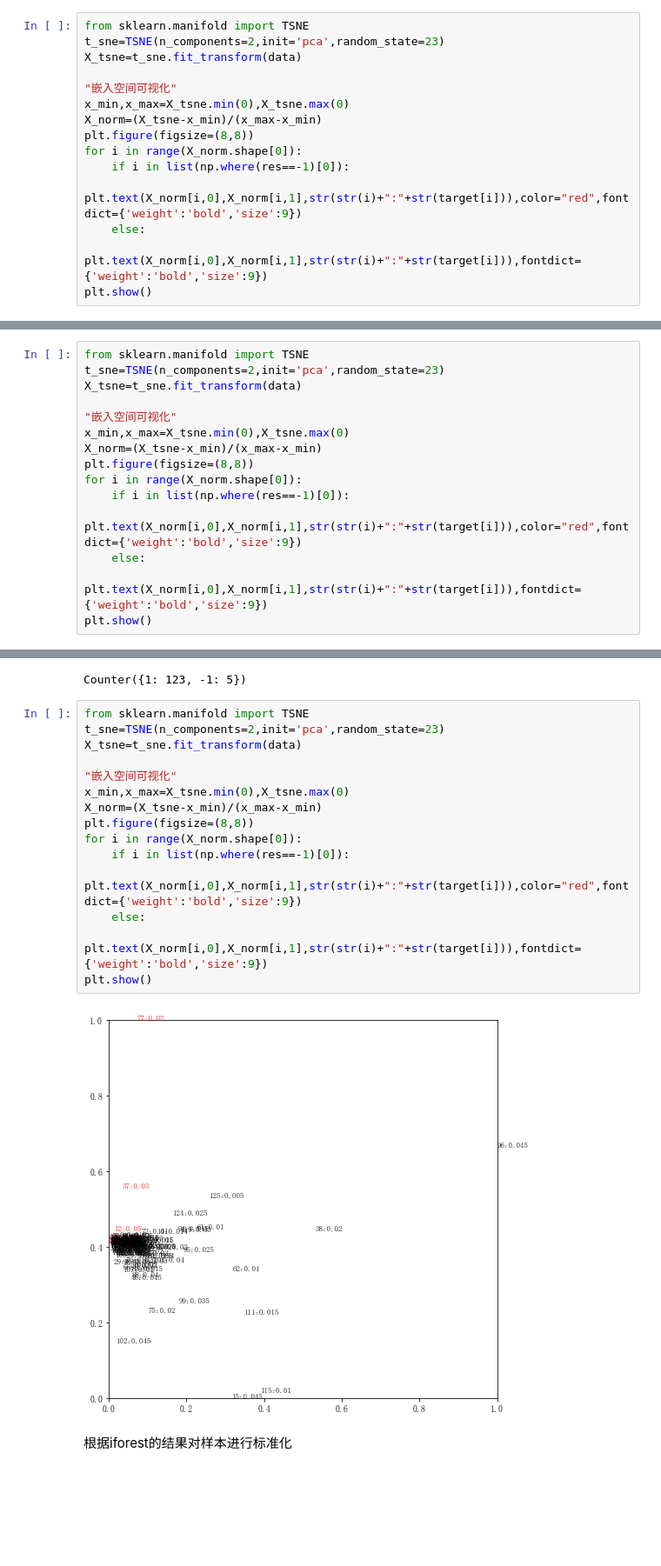
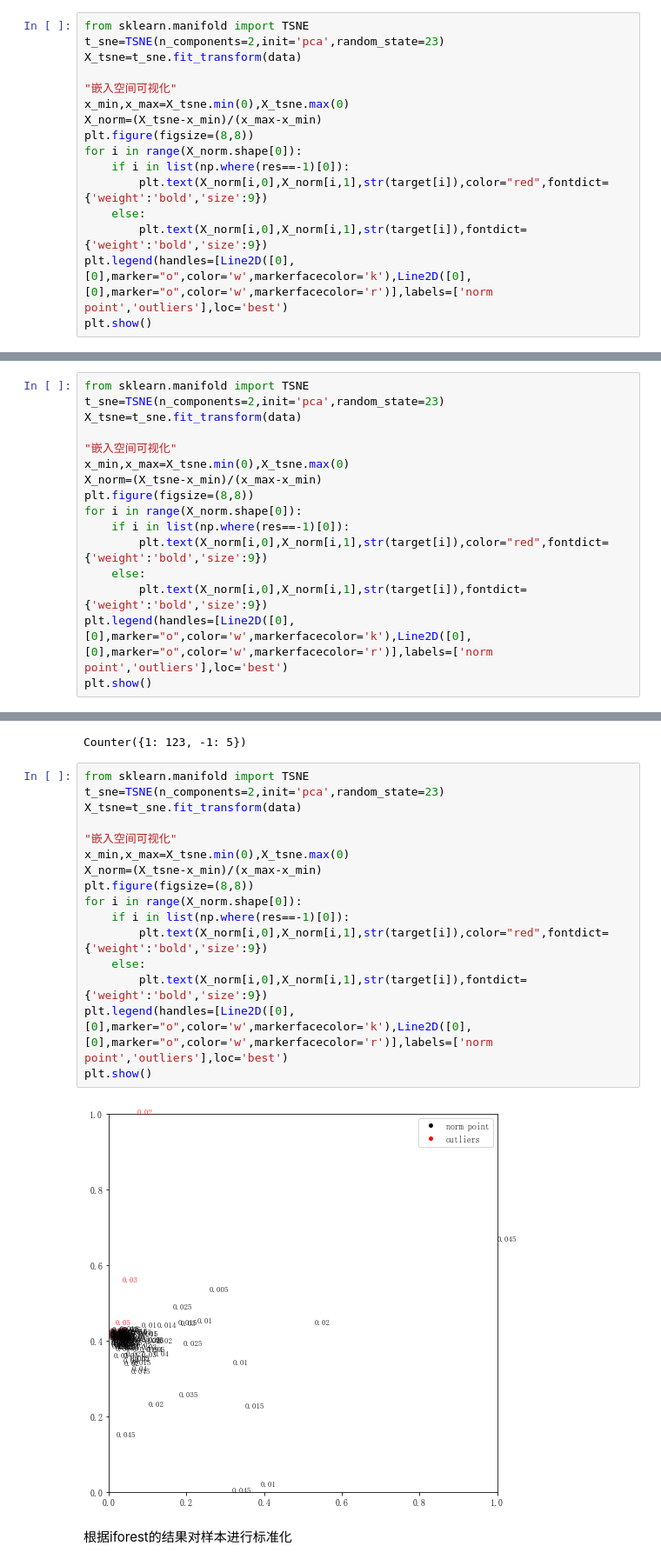
Before and after one commit to ZhengyiWang/Unique-Risk, a Jupyter notebook: 特有风险_raw.ipynb, the cells around one changed output, grey strips where cells are left out. Shown at 87% size. Drawn from its saved outputs; the diff is of its cells as text; blank space fills up the shorter version.

```diff
--- a/特有风险_raw.ipynb
+++ b/特有风险_raw.ipynb
@@ -171,8 +150,9 @@ X_norm=(X_tsne-x_min)/(x_max-x_min)
 plt.figure(figsize=(8,8))
 for i in range(X_norm.shape[0]):
     if i in list(np.where(res==-1)[0]):
-        plt.text(X_norm[i,0],X_norm[i,1],str(str(i)+":"+str(target[i])),color="red",fontdict={'weight':'bold','size':9})
+        plt.text(X_norm[i,0],X_norm[i,1],str(target[i]),color="red",fontdict={'weight':'bold','size':9})
     else:
-        plt.text(X_norm[i,0],X_norm[i,1],str(str(i)+":"+str(target[i])),fontdict={'weight':'bold','size':9})
+        plt.text(X_norm[i,0],X_norm[i,1],str(target[i]),fontdict={'weight':'bold','size':9})
+plt.legend(handles=[Line2D([0],[0],marker="o",color='w',markerfacecolor='k'),Line2D([0],[0],marker="o",color='w',markerfacecolor='r')],labels=['norm point','outliers'],loc='best')
 plt.show()
 # %% [output]
@@ -207,8 +187,9 @@ X_norm=(X_tsne-x_min)/(x_max-x_min)
 plt.figure(figsize=(8,8))
 for i in range(X_norm.shape[0]):
     if i in list(np.where(res==-1)[0]):
-        plt.text(X_norm[i,0],X_norm[i,1],str(str(i)+":"+str(target[i])),color="red",fontdict={'weight':'bold','size':9})
+        plt.text(X_norm[i,0],X_norm[i,1],str(target[i]),color="red",fontdict={'weight':'bold','size':9})
     else:
-        plt.text(X_norm[i,0],X_norm[i,1],str(str(i)+":"+str(target[i])),fontdict={'weight':'bold','size':9})
+        plt.text(X_norm[i,0],X_norm[i,1],str(target[i]),fontdict={'weight':'bold','size':9})
+plt.legend(handles=[Line2D([0],[0],marker="o",color='w',markerfacecolor='k'),Line2D([0],[0],marker="o",color='w',markerfacecolor='r')],labels=['norm point','outliers'],loc='best')
 plt.show()
 # %% [output]
@@ -230,20 +211,21 @@ Counter({1: 123, -1: 5})
 # %%
 from sklearn.manifold import TSNE
 t_sne=TSNE(n_components=2,init='pca',random_state=23)
 X_tsne=t_sne.fit_transform(data)
 
 "嵌入空间可视化"
 x_min,x_max=X_tsne.min(0),X_tsne.max(0)
 X_norm=(X_tsne-x_min)/(x_max-x_min)
 plt.figure(figsize=(8,8))
 for i in range(X_norm.shape[0]):
     if i in list(np.where(res==-1)[0]):
-        plt.text(X_norm[i,0],X_norm[i,1],str(str(i)+":"+str(target[i])),color="red",fontdict={'weight':'bold','size':9})
+        plt.text(X_norm[i,0],X_norm[i,1],str(target[i]),color="red",fontdict={'weight':'bold','size':9})
     else:
-        plt.text(X_norm[i,0],X_norm[i,1],str(str(i)+":"+str(target[i])),fontdict={'weight':'bold','size':9})
+        plt.text(X_norm[i,0],X_norm[i,1],str(target[i]),fontdict={'weight':'bold','size':9})
+plt.legend(handles=[Line2D([0],[0],marker="o",color='w',markerfacecolor='k'),Line2D([0],[0],marker="o",color='w',markerfacecolor='r')],labels=['norm point','outliers'],loc='best')
 plt.show()
 # %% [output]
-[figure, old version]
+[figure, new version]
 # %% [markdown]
 根据iforest的结果对样本进行标准化
 # %%
```
Also changed, not shown: parts of 4 cells of this notebook.
